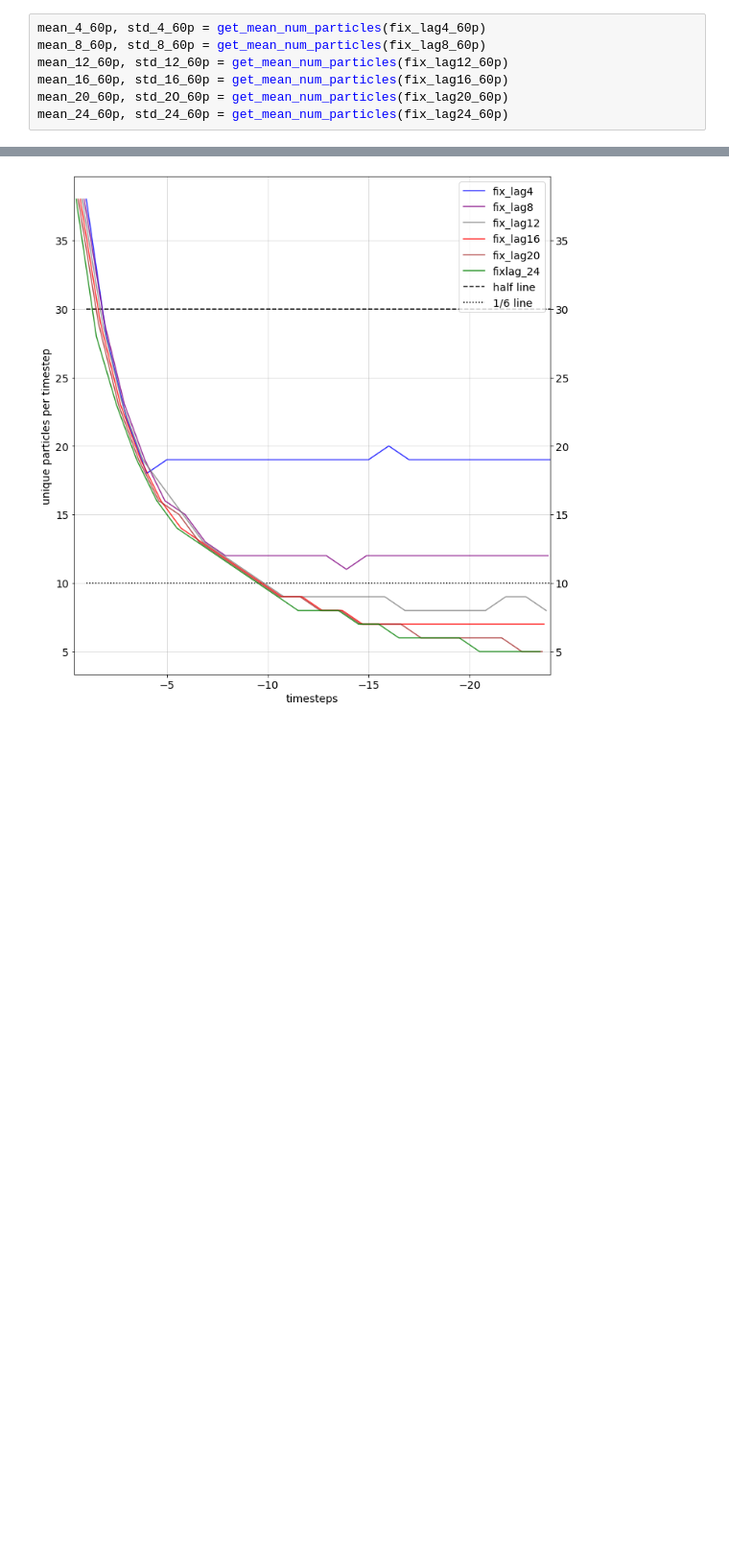
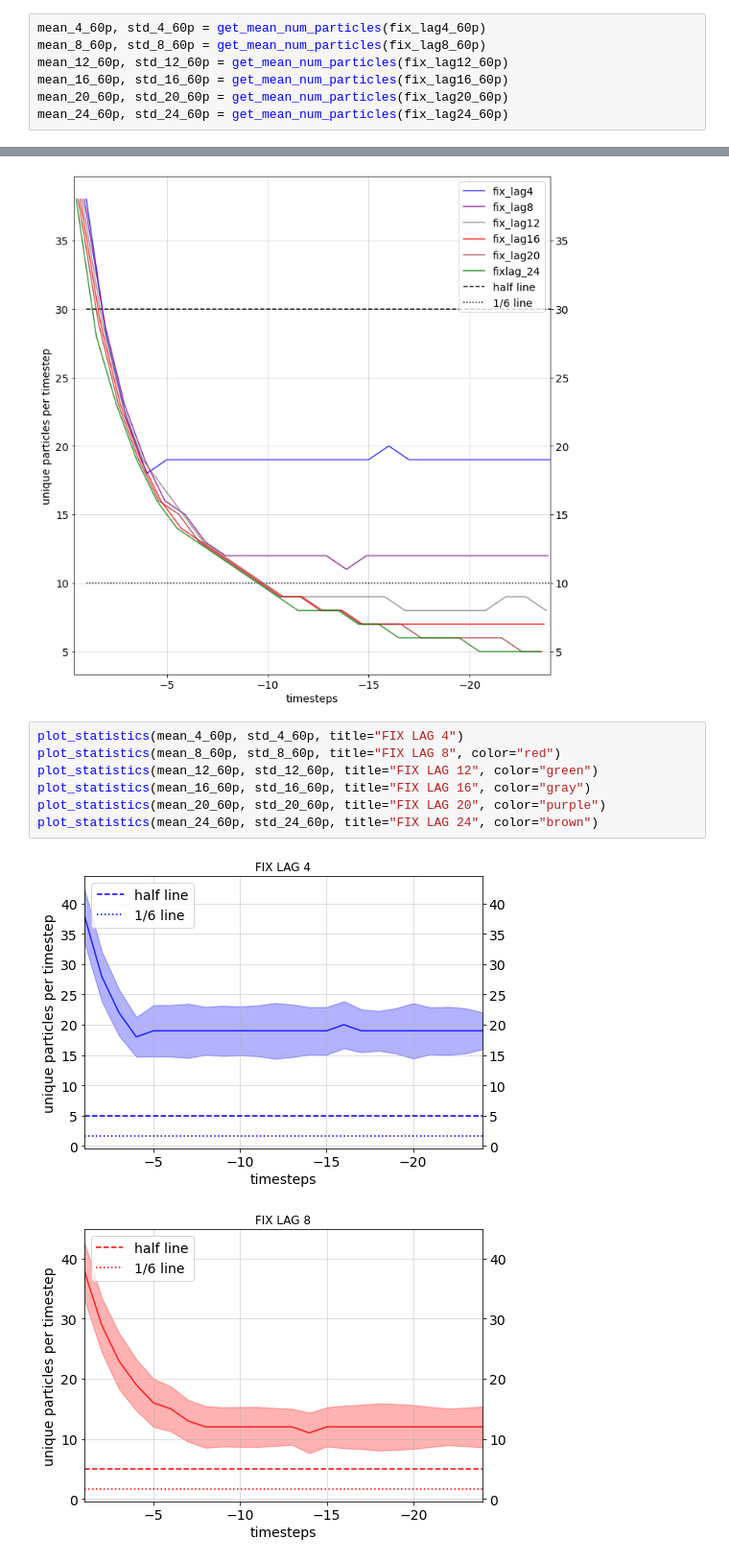
Before and after one commit to AMDonati/SMC-T-v2, a Jupyter notebook: src/plots/degeneracy_analysis_2022.ipynb, the cells around one changed output, grey strips where cells are left out. Shown at 96% size. Saved outputs shown, nothing was run; the diff lists cells and outputs as text; blank space fills up the shorter version.

```diff
--- a/src/plots/degeneracy_analysis_2022.ipynb
+++ b/src/plots/degeneracy_analysis_2022.ipynb
@@ -191,7 +191,7 @@ mean_4_60p, std_4_60p = get_mean_num_particles(fix_lag4_60p)
 mean_8_60p, std_8_60p = get_mean_num_particles(fix_lag8_60p)
 mean_12_60p, std_12_60p = get_mean_num_particles(fix_lag12_60p)
 mean_16_60p, std_16_60p = get_mean_num_particles(fix_lag16_60p)
-mean_20_60p, std_2O_60p = get_mean_num_particles(fix_lag20_60p)
+mean_20_60p, std_20_60p = get_mean_num_particles(fix_lag20_60p)
 mean_24_60p, std_24_60p = get_mean_num_particles(fix_lag24_60p)
 # %%
 means = [mean_4_60p, mean_12_60p, mean_20_60p]
@@ -207,3 +207,13 @@ labels = ["fix_lag4", "fix_lag8", "fix_lag12","fix_lag16", "fix_lag20", "fixlag_
 plot_multiple_statistics(means, colors, labels, particles=60)
 # %% [output]
 [figure]
+# %%
+plot_statistics(mean_4_60p, std_4_60p, title="FIX LAG 4")
+plot_statistics(mean_8_60p, std_8_60p, title="FIX LAG 8", color="red")
+plot_statistics(mean_12_60p, std_12_60p, title="FIX LAG 12", color="green")
+plot_statistics(mean_16_60p, std_16_60p, title="FIX LAG 16", color="gray")
+plot_statistics(mean_20_60p, std_20_60p, title="FIX LAG 20", color="purple")
+plot_statistics(mean_24_60p, std_24_60p, title="FIX LAG 24", color="brown")
+# %% [output]
+[figure, added]
+[figure, added]
```
Also changed, not shown: parts of 1 cell of this notebook, 1 other file.
